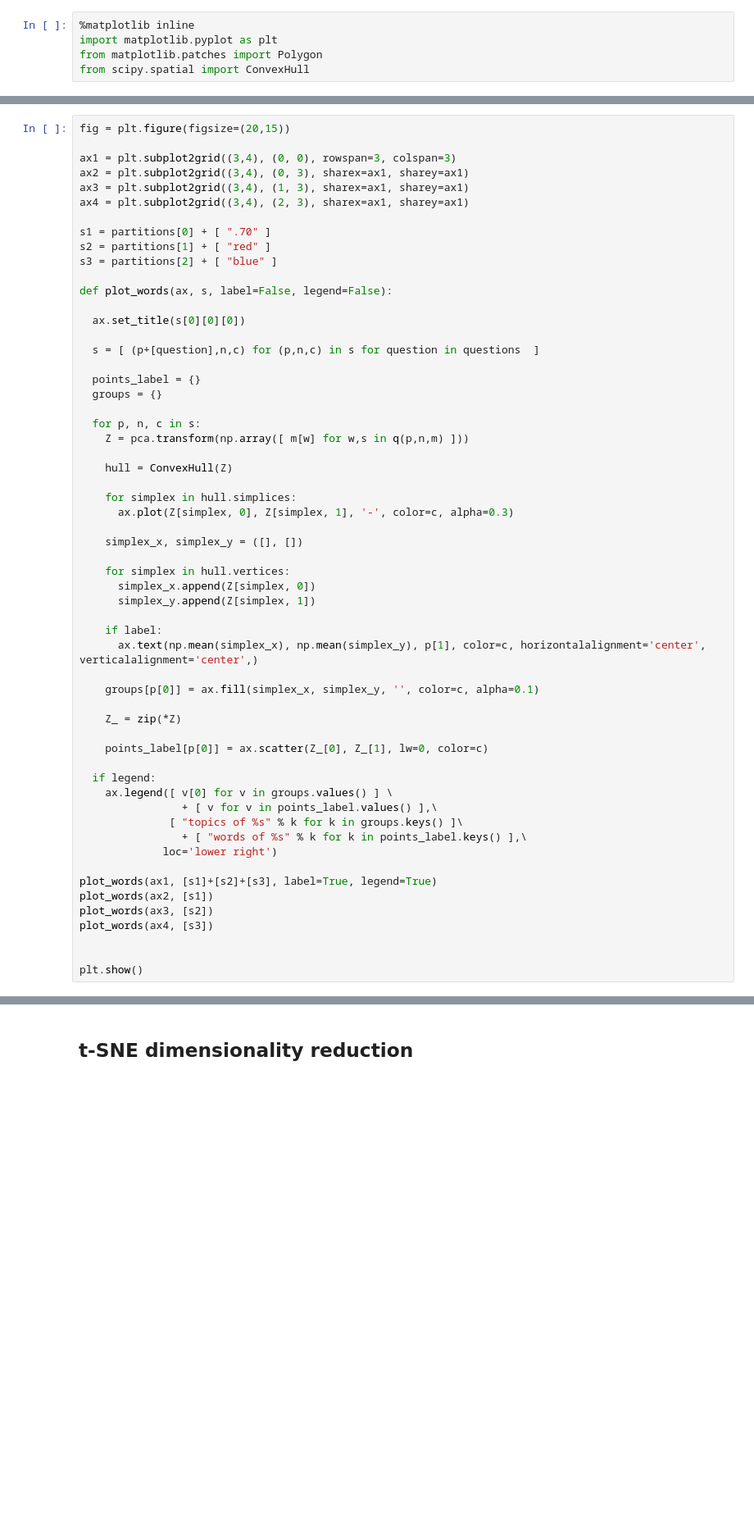
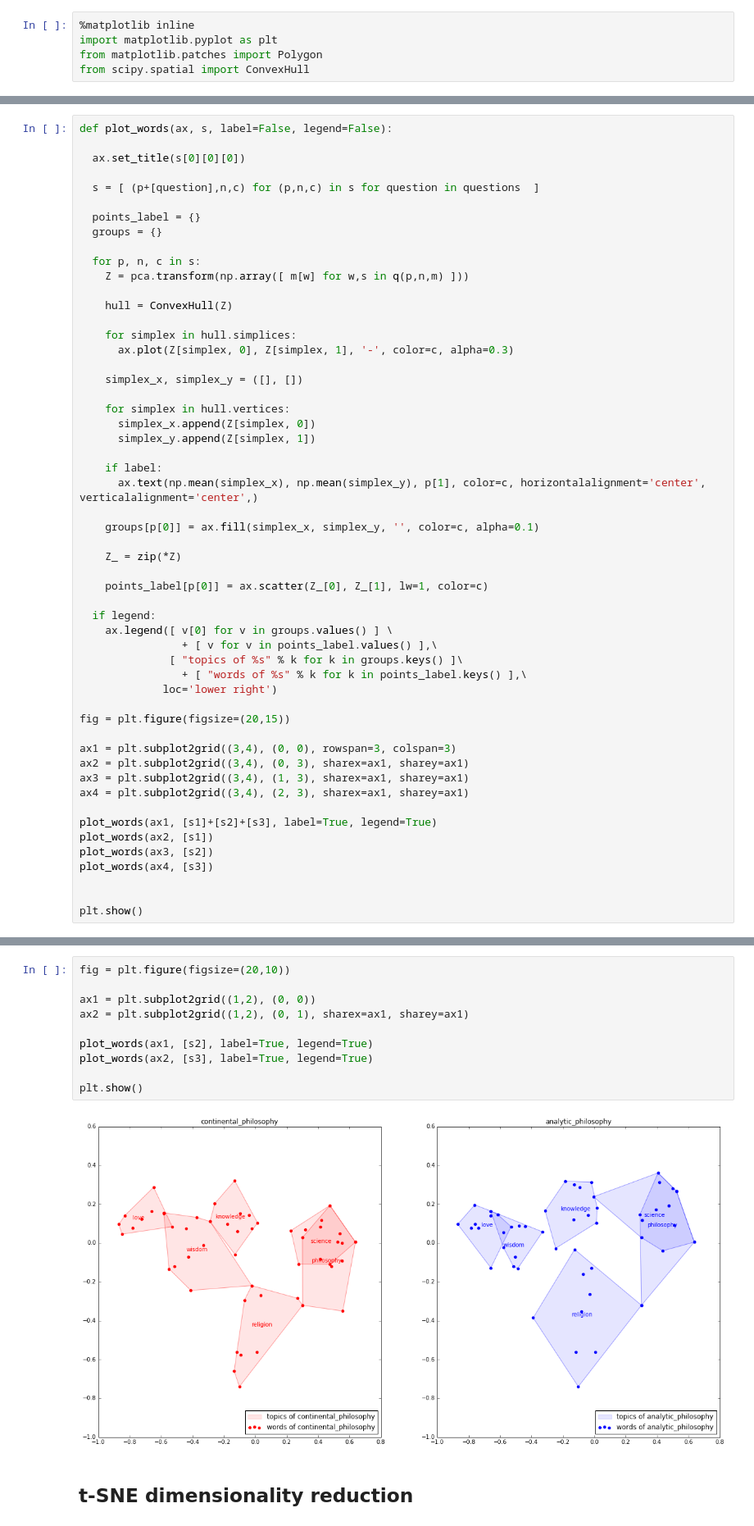
Before and after one commit to taniki/comp.soc-of-philosophy, a Jupyter notebook: (analytic vs continental) x philosophy.ipynb, the cells around one changed output, grey strips where cells are left out. Shown at 82% size. Drawn from its saved outputs; the diff is of its cells as text; blank space fills up the shorter version.

Commit message:
continental vs analytic distinct map plotting

```diff
--- a/(analytic vs continental) x philosophy.ipynb
+++ b/(analytic vs continental) x philosophy.ipynb
@@ -90,15 +94,4 @@ from scipy.spatial import ConvexHull
 # %%
-fig = plt.figure(figsize=(20,15))
-
-ax1 = plt.subplot2grid((3,4), (0, 0), rowspan=3, colspan=3)
-ax2 = plt.subplot2grid((3,4), (0, 3), sharex=ax1, sharey=ax1)
-ax3 = plt.subplot2grid((3,4), (1, 3), sharex=ax1, sharey=ax1)
-ax4 = plt.subplot2grid((3,4), (2, 3), sharex=ax1, sharey=ax1)
-
-s1 = partitions[0] + [ ".70" ]
-s2 = partitions[1] + [ "red" ]
-s3 = partitions[2] + [ "blue" ]
-
 def plot_words(ax, s, label=False, legend=False):
 
   ax.set_title(s[0][0][0])
@@ -129,7 +122,7 @@ def plot_words(ax, s, label=False, legend=False):
 
     Z_ = zip(*Z)
 
-    points_label[p[0]] = ax.scatter(Z_[0], Z_[1], lw=0, color=c)
+    points_label[p[0]] = ax.scatter(Z_[0], Z_[1], lw=1, color=c)
 
   if legend:
     ax.legend([ v[0] for v in groups.values() ] \
@@ -138,6 +131,13 @@ def plot_words(ax, s, label=False, legend=False):
                 + [ "words of %s" % k for k in points_label.keys() ],\
              loc='lower right')
 
+fig = plt.figure(figsize=(20,15))
+
+ax1 = plt.subplot2grid((3,4), (0, 0), rowspan=3, colspan=3)
+ax2 = plt.subplot2grid((3,4), (0, 3), sharex=ax1, sharey=ax1)
+ax3 = plt.subplot2grid((3,4), (1, 3), sharex=ax1, sharey=ax1)
+ax4 = plt.subplot2grid((3,4), (2, 3), sharex=ax1, sharey=ax1)
+
 plot_words(ax1, [s1]+[s2]+[s3], label=True, legend=True)
 plot_words(ax2, [s1])
 plot_words(ax3, [s2])
@@ -147,6 +147,18 @@ plot_words(ax4, [s3])
 plt.show()
 # %% [output]
 [figure]
+# %%
+fig = plt.figure(figsize=(20,10))
+
+ax1 = plt.subplot2grid((1,2), (0, 0))
+ax2 = plt.subplot2grid((1,2), (0, 1), sharex=ax1, sharey=ax1)
+
+plot_words(ax1, [s2], label=True, legend=True)
+plot_words(ax2, [s3], label=True, legend=True)
+
+plt.show()
+# %% [output]
+[figure, added]
 # %% [markdown]
 ## t-SNE dimensionality reduction
 # %%
```
Also changed, not shown: parts of 1 cell of this notebook.
